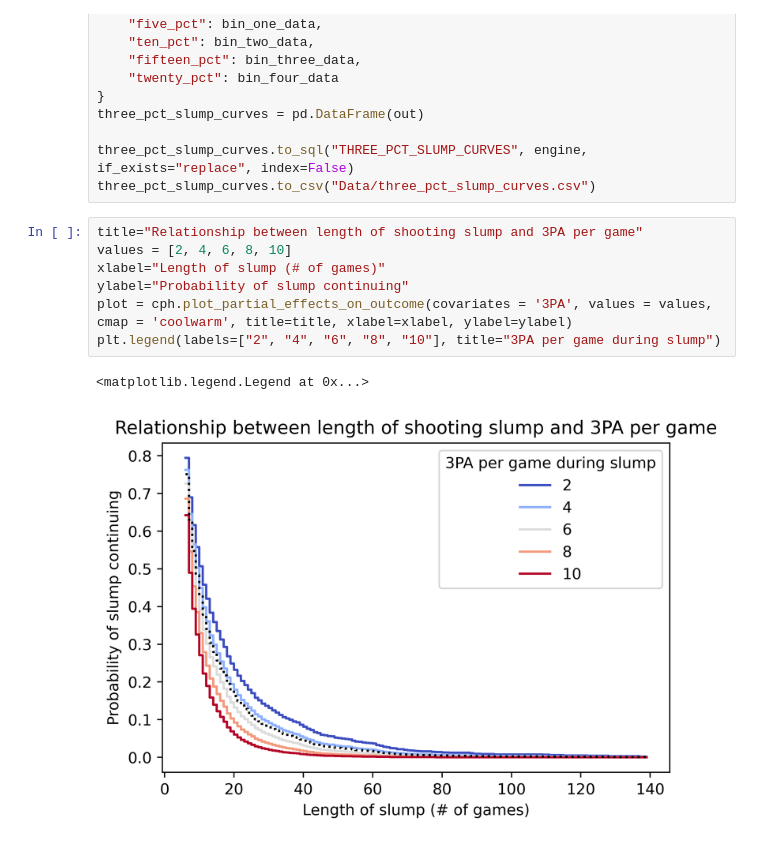
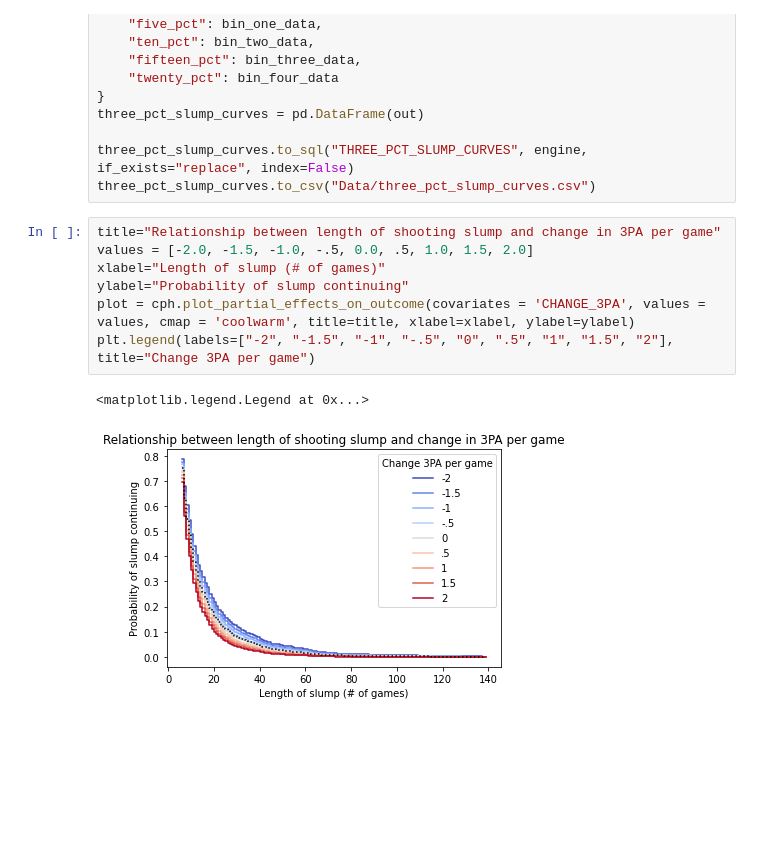
Before and after one commit to nehal-chigurupati/ShootingSlumps, a Jupyter notebook: survival_analysis.ipynb, the cells around one changed output. Saved outputs shown, nothing was run; the diff lists cells and outputs as text; blank space fills up the shorter version.

Commit message:
update graphics + add change in 3PA

```diff
--- a/survival_analysis.ipynb
+++ b/survival_analysis.ipynb
@@ -95,12 +95,12 @@ three_pct_slump_curves = pd.DataFrame(out)
 three_pct_slump_curves.to_sql("THREE_PCT_SLUMP_CURVES", engine, if_exists="replace", index=False)
 three_pct_slump_curves.to_csv("Data/three_pct_slump_curves.csv")
 # %%
-title="Relationship between length of shooting slump and 3PA per game"
-values = [2, 4, 6, 8, 10]
+title="Relationship between length of shooting slump and change in 3PA per game"
+values = [-2.0, -1.5, -1.0, -.5, 0.0, .5, 1.0, 1.5, 2.0]
 xlabel="Length of slump (# of games)"
 ylabel="Probability of slump continuing"
-plot = cph.plot_partial_effects_on_outcome(covariates = '3PA', values = values, cmap = 'coolwarm', title=title, xlabel=xlabel, ylabel=ylabel)
-plt.legend(labels=["2", "4", "6", "8", "10"], title="3PA per game during slump")
+plot = cph.plot_partial_effects_on_outcome(covariates = 'CHANGE_3PA', values = values, cmap = 'coolwarm', title=title, xlabel=xlabel, ylabel=ylabel)
+plt.legend(labels=["-2", "-1.5", "-1", "-.5", "0", ".5", "1", "1.5", "2"], title="Change 3PA per game")
 # %% [output]
 <matplotlib.legend.Legend at 0x...>
-[figure, old version]
+[figure, new version]
```
Also changed, not shown: parts of 8 cells of this notebook, 7 other files.
